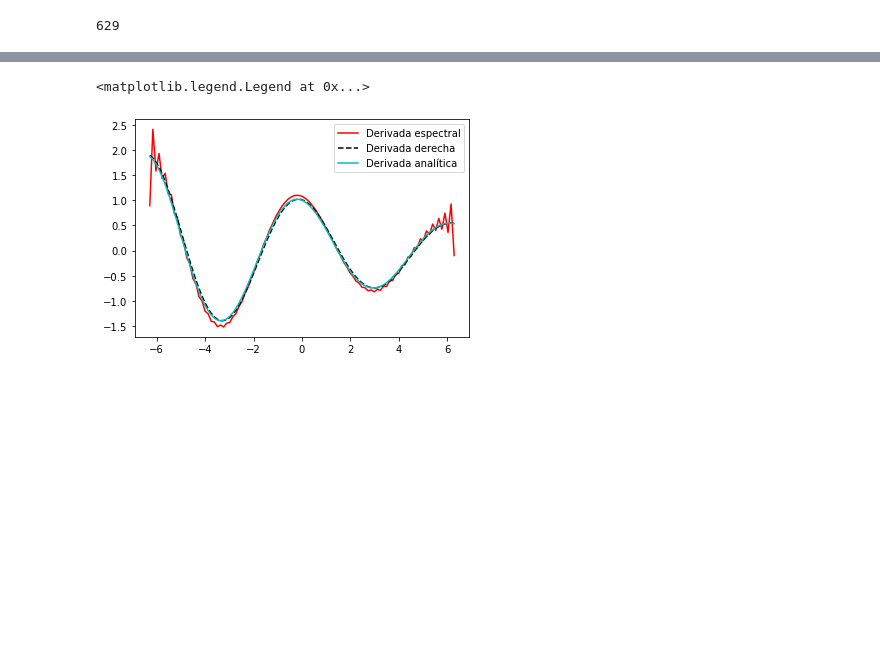
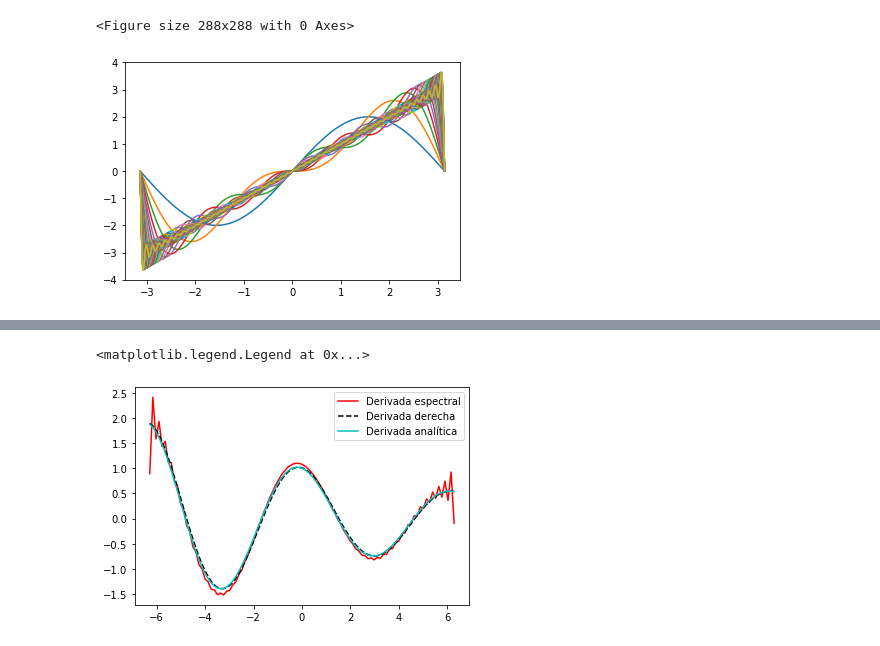
Before and after one commit to JdAriasb/JuanArias-LauraCastro, a Jupyter notebook: semana2/Fourier métodos 2.ipynb, the cells around one changed output, grey strips where cells are left out. Cells and saved outputs as stored; diff of their text form; code cells hidden in the pictures; blank space fills up the shorter version.

```diff
--- a/semana2/Fourier métodos 2.ipynb
+++ b/semana2/Fourier métodos 2.ipynb
@@ -10,25 +10,25 @@ from celluloid import Camera
 # %%
 def f(t):
     return t
-def GetFourier(t,T,N):
-
-   # y = t.copy()
-
-    a0, error0 = integrate.quad( lambda t: f(t), -0.5*T , 0.5*T )
-    a0 *= 2./T
-
-    y = a0
-
-    for n in range(1,N):
-        an, erroran = integrate.quad( lambda t: f(t)*np.cos( (2*np.pi*n*t)/T ), -0.5*T , 0.5*T )
-        bn, errorbn = integrate.quad( lambda t: f(t)*np.sin( (2*np.pi*n*t)/T ), -0.5*T , 0.5*T )
-        y += 2.*an*np.cos( (2*np.pi*n*t)/T )/T + 2.*bn*np.sin( (2*np.pi*n*t)/T )/T
-
-    return y
-
-
-t = np.arange(-np.pi,np.pi,0.01)
-y = GetFourier(t,5,50)
+def Fourier(x,n):
+  return 2*((-1)**(n-1))*np.sin(n*x)/n
 # %%
+L = np.pi
+x = np.linspace(-L, L,1000)
-# %% [output]
-629
+# %%
+n = 1
+armonicos = 50
+F = 0
+# %%
+fig = plt.figure(figsize=(4,4))
+camera = Camera(fig)
+# %% [output]
+<Figure size 288x288 with 0 Axes>
+# %%
+while n < armonicos:
+    F += Fourier(x,n)
+    plt.plot(x,F)
+    camera.snap()
+    n += 1
+# %% [output]
+[figure, added]
```
Also changed, not shown: parts of 4 cells of this notebook.
